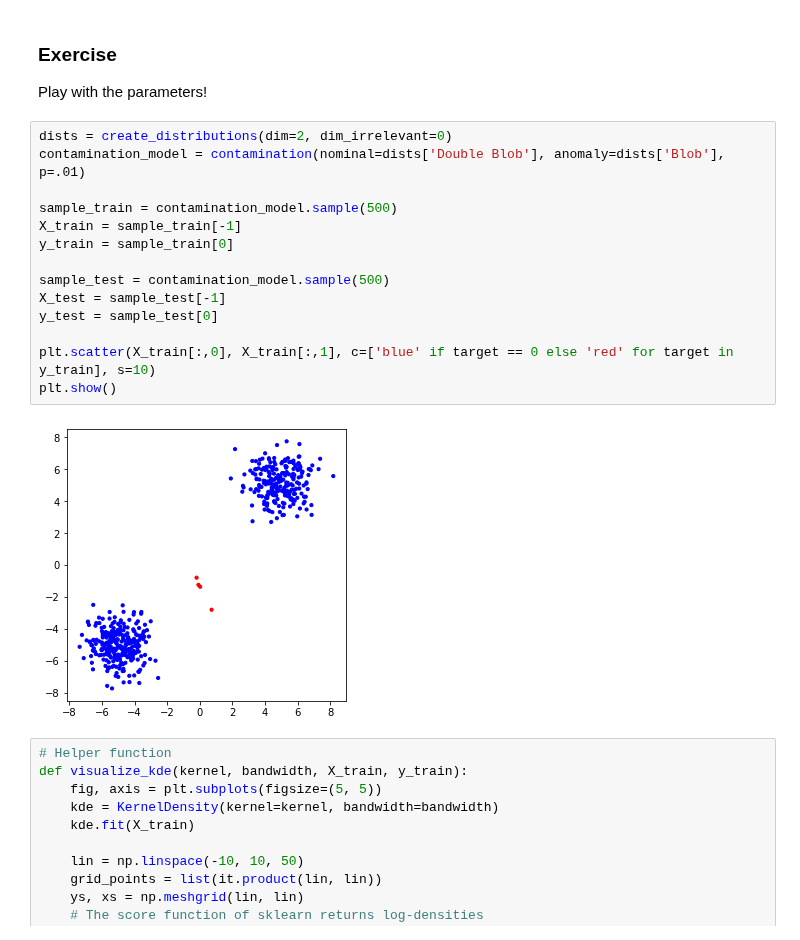
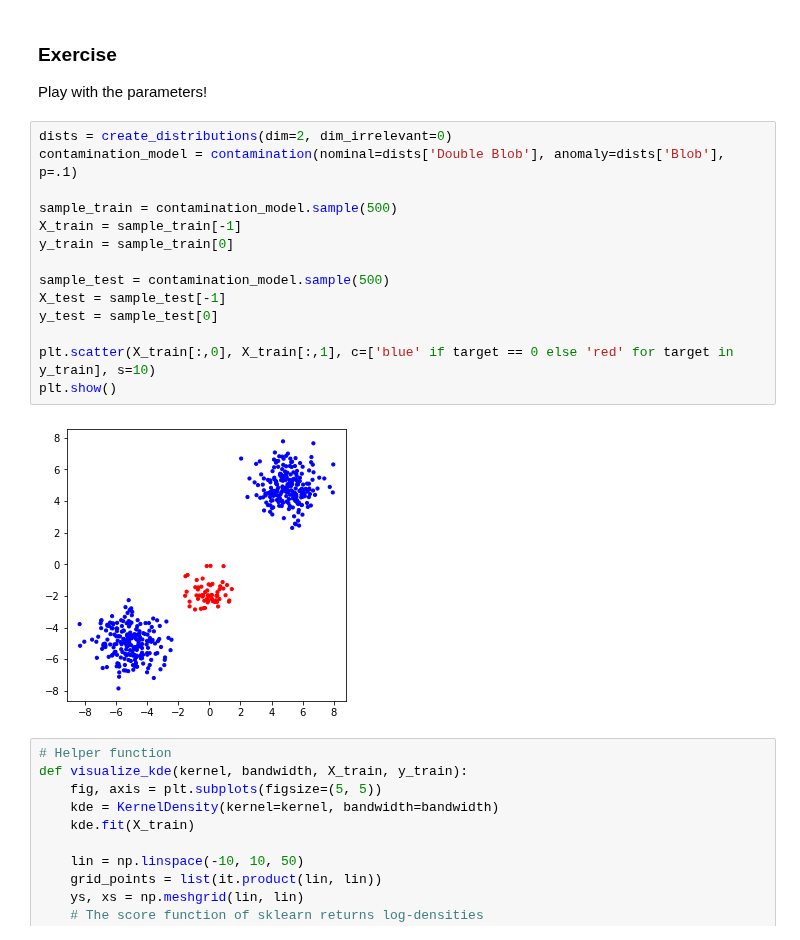
Before and after one commit to aai-institute/tfl-training-practical-anomaly-detection, a Jupyter notebook: notebooks/anomaly_detection_approaches.ipynb, the cells around one changed output. Saved outputs shown, nothing was run; the diff lists cells and outputs as text.

```diff
--- a/notebooks/anomaly_detection_approaches.ipynb
+++ b/notebooks/anomaly_detection_approaches.ipynb
@@ -89,20 +89,20 @@ $KDE_h(x, D) = \frac{1}{N}\sum_{i=1}^N \frac{1}{h^p}K\left(\frac{|x-x_i|}{h}\rig
 Play with the parameters!
 # %%
 dists = create_distributions(dim=2, dim_irrelevant=0)
-contamination_model = contamination(nominal=dists['Double Blob'], anomaly=dists['Blob'], p=.01)
+contamination_model = contamination(nominal=dists['Double Blob'], anomaly=dists['Blob'], p=.1)
 
 sample_train = contamination_model.sample(500)
 X_train = sample_train[-1]
 y_train = sample_train[0]
 
 sample_test = contamination_model.sample(500)
 X_test = sample_test[-1]
 y_test = sample_test[0]
 
 plt.scatter(X_train[:,0], X_train[:,1], c=['blue' if target == 0 else 'red' for target in y_train], s=10)
 plt.show()
 # %% [output]
-[figure, old version]
+[figure, new version]
 # %%
 # Helper function
 def visualize_kde(kernel, bandwidth, X_train, y_train):
```
Also changed, not shown: parts of 13 cells of this notebook, 1 other file.
